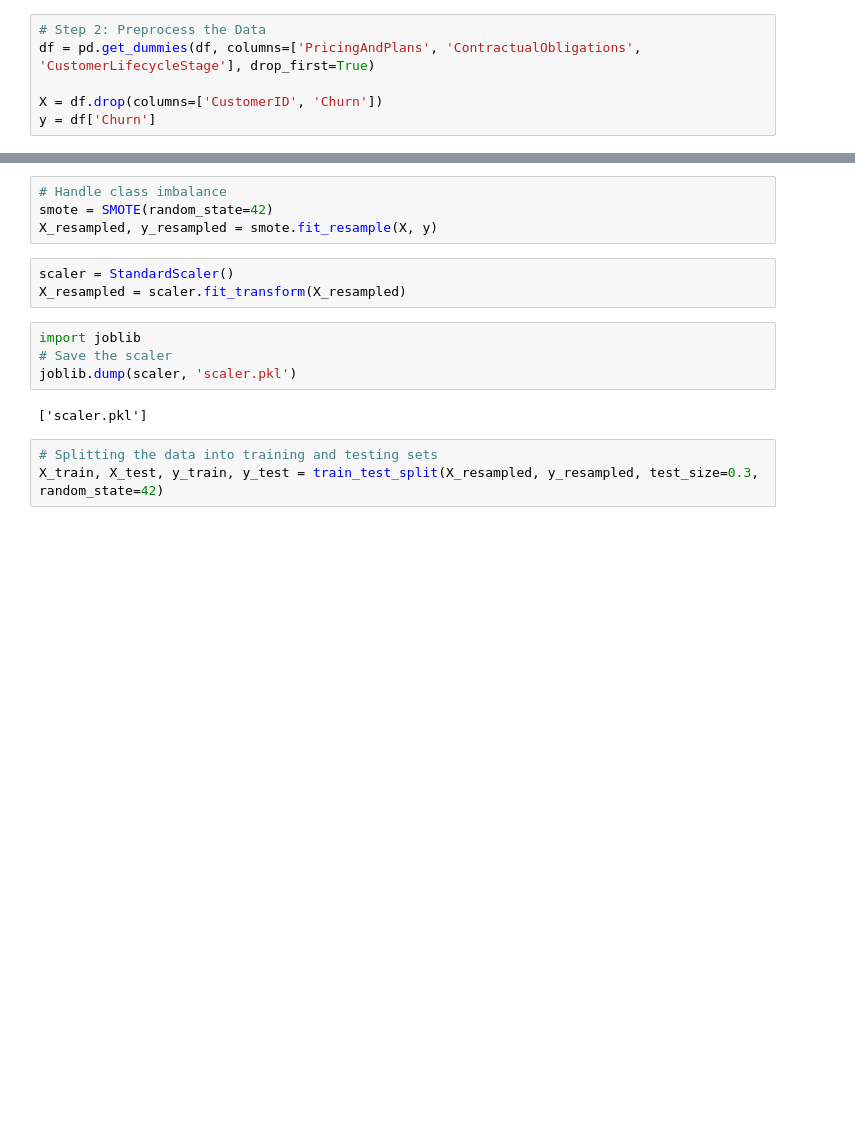
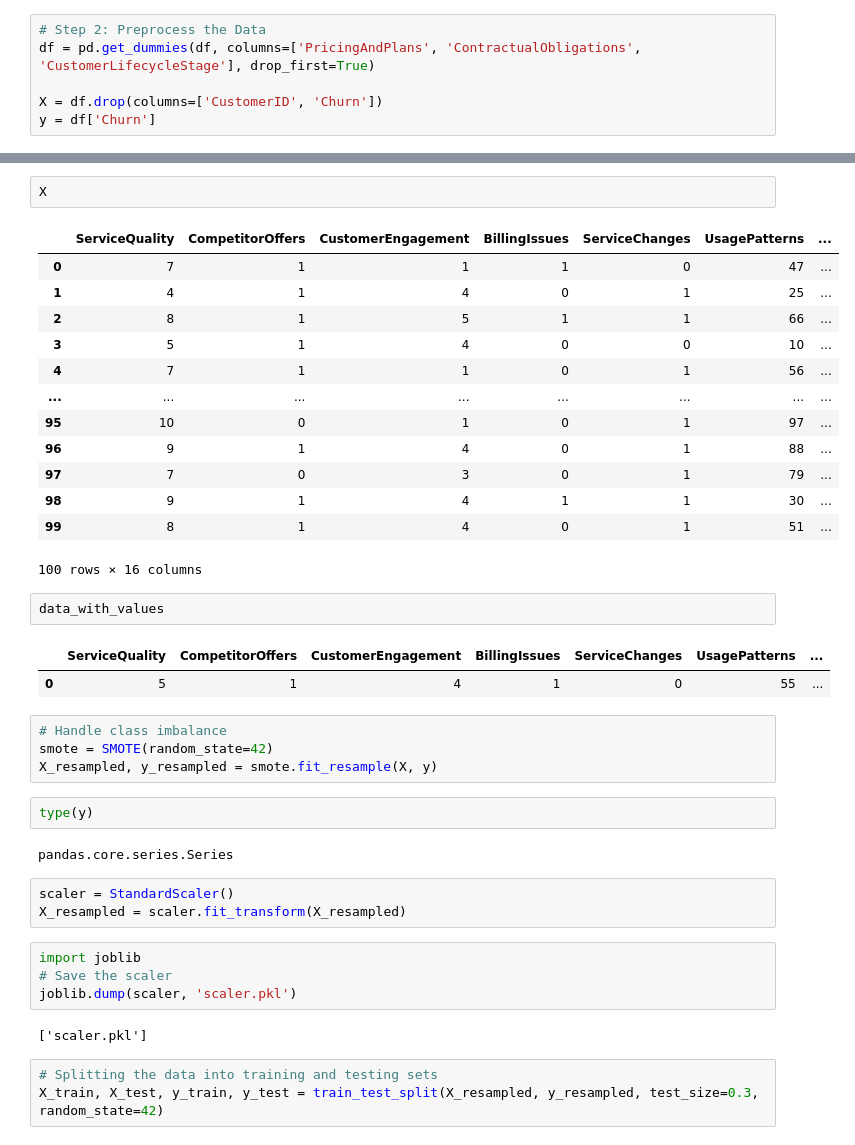
Before and after one commit to BDheekshithNaidu/chrun_ai, a Jupyter notebook: churn_ai.ipynb, the cells around one changed output, grey strips where cells are left out. Saved outputs shown, nothing was run; the diff lists cells and outputs as text; blank space fills up the shorter version.

```diff
--- a/churn_ai.ipynb
+++ b/churn_ai.ipynb
@@ -42,7 +175,32 @@ y = df['Churn']
+# %%
+X
+# %% [output]
+|  | ServiceQuality | CompetitorOffers | CustomerEngagement | BillingIssues | ServiceChanges | UsagePatterns | ... |
+| 0 | 7 | 1 | 1 | 1 | 0 | 47 | ... |
+| 1 | 4 | 1 | 4 | 0 | 1 | 25 | ... |
+| 2 | 8 | 1 | 5 | 1 | 1 | 66 | ... |
+| 3 | 5 | 1 | 4 | 0 | 0 | 10 | ... |
+| 4 | 7 | 1 | 1 | 0 | 1 | 56 | ... |
+| ... | ... | ... | ... | ... | ... | ... | ... |
+| 95 | 10 | 0 | 1 | 0 | 1 | 97 | ... |
+| 96 | 9 | 1 | 4 | 0 | 1 | 88 | ... |
+| 97 | 7 | 0 | 3 | 0 | 1 | 79 | ... |
+| 98 | 9 | 1 | 4 | 1 | 1 | 30 | ... |
+| 99 | 8 | 1 | 4 | 0 | 1 | 51 | ... |
+100 rows × 16 columns
+# %%
+data_with_values
+# %% [output]
+|  | ServiceQuality | CompetitorOffers | CustomerEngagement | BillingIssues | ServiceChanges | UsagePatterns | ... |
+| 0 | 5 | 1 | 4 | 1 | 0 | 55 | ... |
 # %%
 # Handle class imbalance
 smote = SMOTE(random_state=42)
 X_resampled, y_resampled = smote.fit_resample(X, y)
+# %%
+type(y)
+# %% [output]
+pandas.core.series.Series
 # %%
 scaler = StandardScaler()
 X_resampled = scaler.fit_transform(X_resampled)
```
Also changed, not shown: parts of 17 cells of this notebook, 5 other files.
